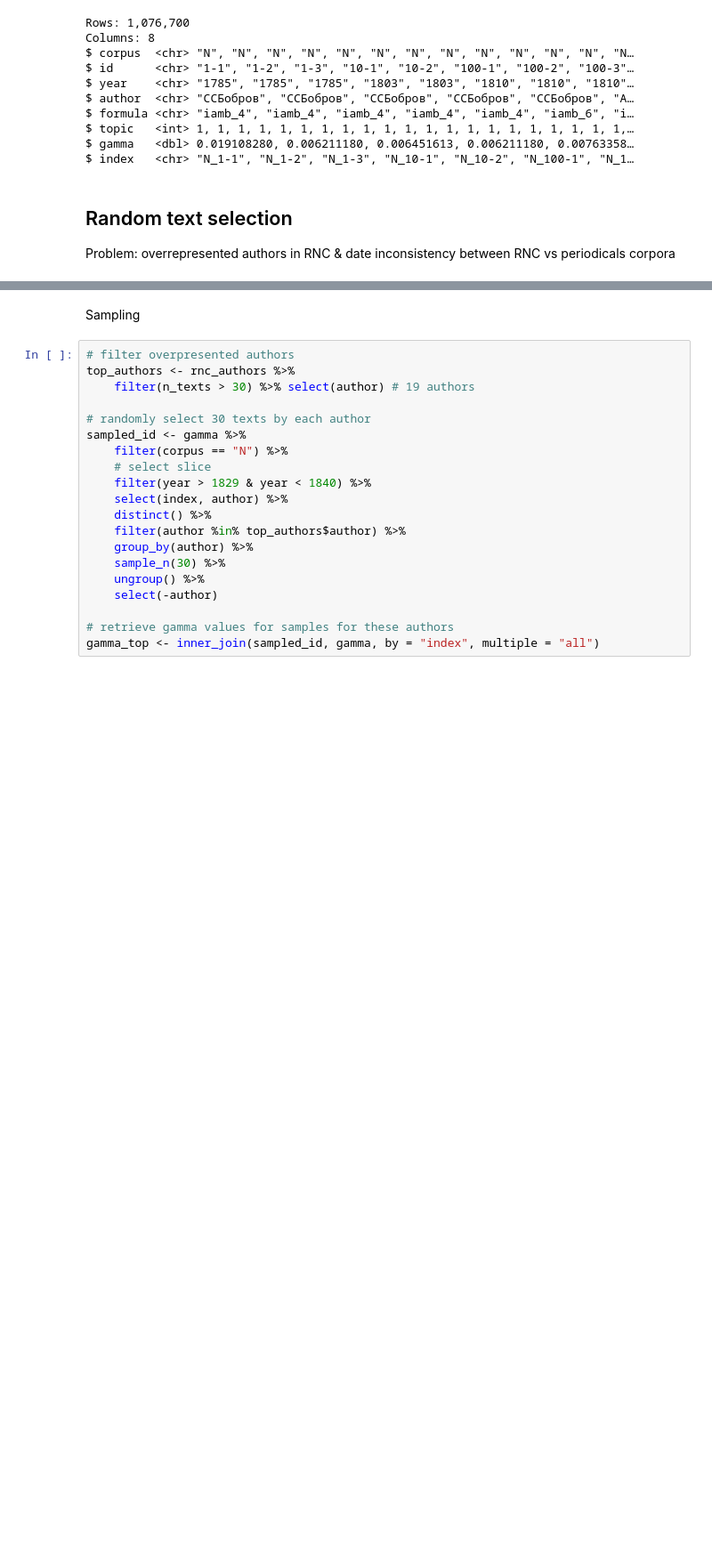
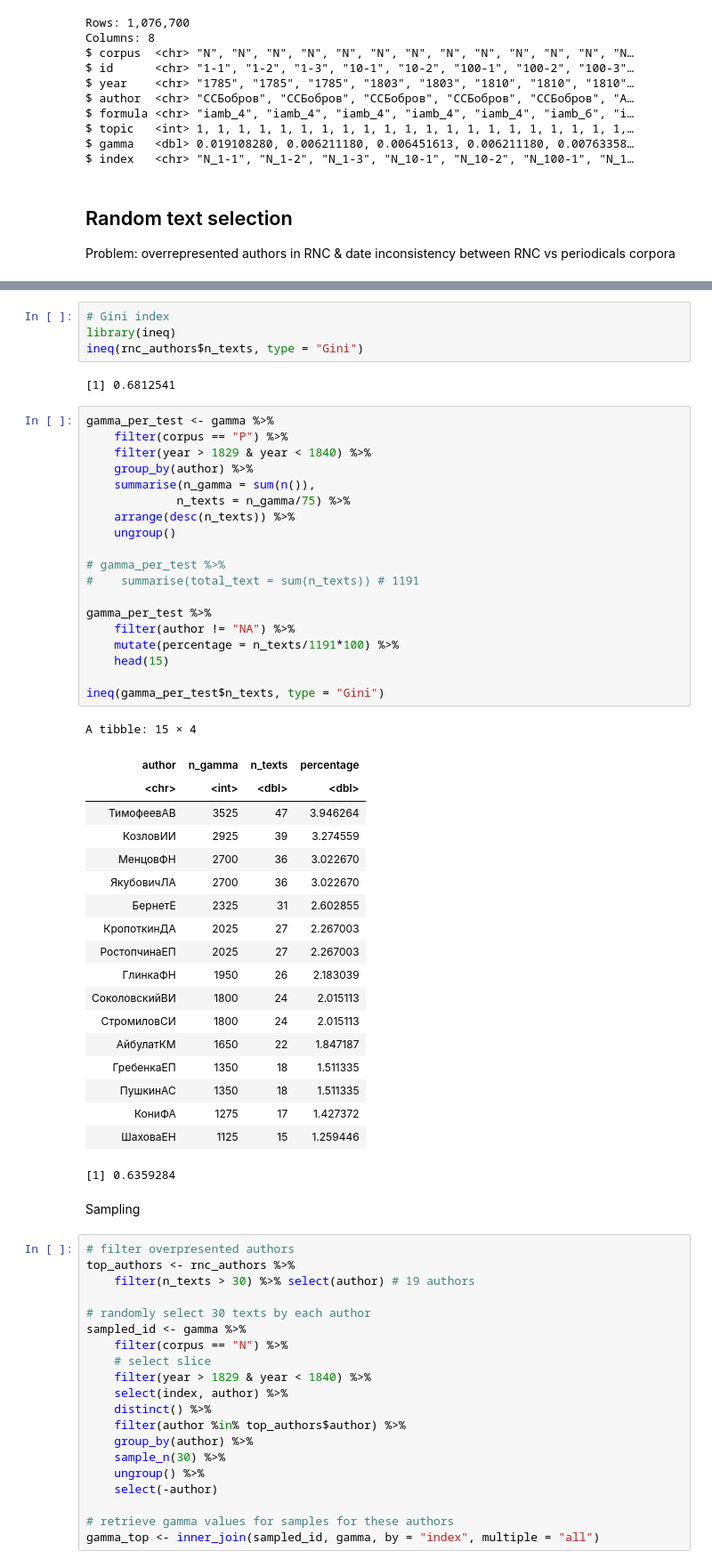
Before and after one commit to tonyamart/iamb_networks, a Jupyter notebook: scr/03_02_Networks_periodicals.ipynb, the cells around one changed output, grey strips where cells are left out. Shown at 89% size. Saved outputs shown, nothing was run; the diff lists cells and outputs as text; blank space fills up the shorter version.

```diff
--- a/scr/03_02_Networks_periodicals.ipynb
+++ b/scr/03_02_Networks_periodicals.ipynb
@@ -121,4 +132,49 @@ A tibble: 20 × 3
 [figure]
+# %%
+# Gini index
+library(ineq)
+ineq(rnc_authors$n_texts, type = "Gini")
+# %% [output]
+[1] 0.6812541
+# %%
+gamma_per_test <- gamma %>%
+    filter(corpus == "P") %>%
+    filter(year > 1829 & year < 1840) %>%
+    group_by(author) %>%
+    summarise(n_gamma = sum(n()),
+             n_texts = n_gamma/75) %>%
+    arrange(desc(n_texts)) %>%
+    ungroup()
+
+# gamma_per_test %>%
+#    summarise(total_text = sum(n_texts)) # 1191
+
+gamma_per_test %>%
+    filter(author != "NA") %>%
+    mutate(percentage = n_texts/1191*100) %>%
+    head(15)
+
+ineq(gamma_per_test$n_texts, type = "Gini")
+# %% [output]
+A tibble: 15 × 4
+| author | n_gamma | n_texts | percentage |
+| <chr> | <int> | <dbl> | <dbl> |
+| ТимофеевАВ | 3525 | 47 | 3.946264 |
+| КозловИИ | 2925 | 39 | 3.274559 |
+| МенцовФН | 2700 | 36 | 3.022670 |
+| ЯкубовичЛА | 2700 | 36 | 3.022670 |
+| БернетЕ | 2325 | 31 | 2.602855 |
+| КропоткинДА | 2025 | 27 | 2.267003 |
+| РостопчинаЕП | 2025 | 27 | 2.267003 |
+| ГлинкаФН | 1950 | 26 | 2.183039 |
+| СоколовскийВИ | 1800 | 24 | 2.015113 |
+| СтромиловСИ | 1800 | 24 | 2.015113 |
+| АйбулатКМ | 1650 | 22 | 1.847187 |
+| ГребенкаЕП | 1350 | 18 | 1.511335 |
+| ПушкинАС | 1350 | 18 | 1.511335 |
+| КониФА | 1275 | 17 | 1.427372 |
+| ШаховаЕН | 1125 | 15 | 1.259446 |
+[1] 0.6359284
 # %% [markdown]
 Sampling
 # %%
```
Also changed, not shown: parts of 2 cells of this notebook, 1 other file.
